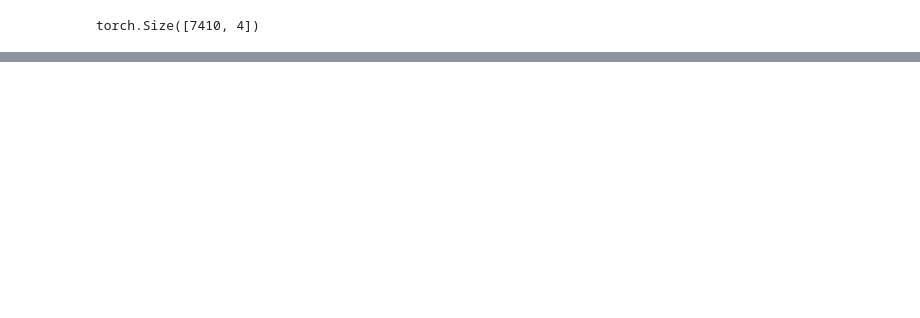
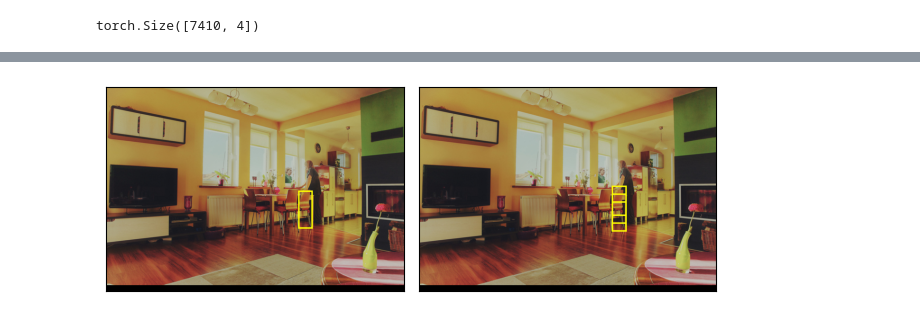
Before and after one commit to anenbergb/yolo-object-detection, a Jupyter notebook: notebooks/dev-model.ipynb, the cells around one changed output, grey strips where cells are left out. Drawn from its saved outputs; the diff is of its cells as text; code cells hidden in the pictures; blank space fills up the shorter version.

```diff
--- a/notebooks/dev-model.ipynb
+++ b/notebooks/dev-model.ipynb
@@ -214,0 +416,4 @@ tensor([[224, 128]])
+# %%
+plot([(image_trans, select_gt_bboxes), (image_trans, select_grid_anchors_bboxes)])
+# %% [output]
+[figure, added]
```
Also changed, not shown: parts of 53 cells of this notebook, 1 other file.
